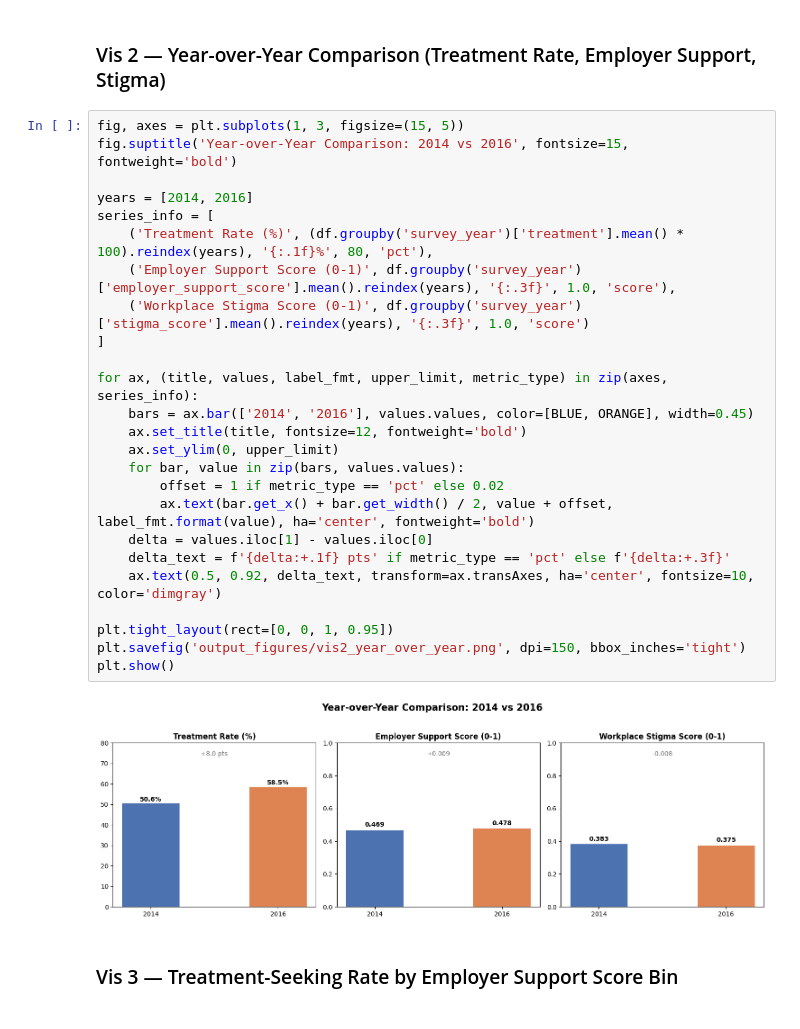
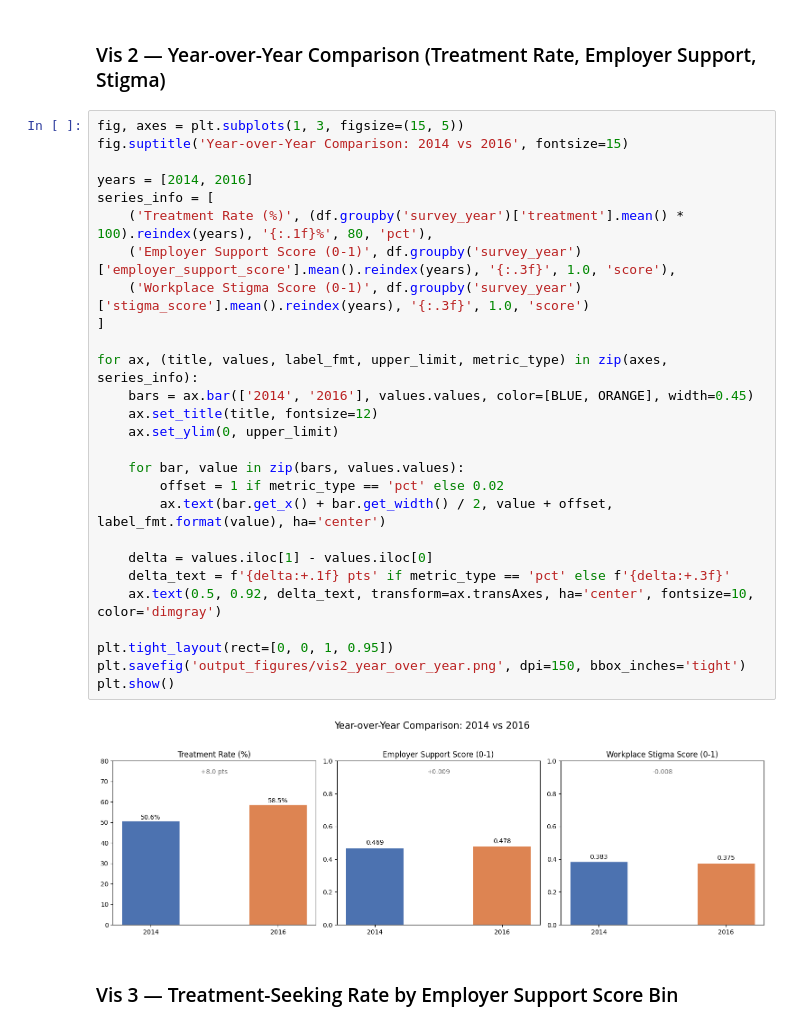
Before and after one commit to seanlumasag/cs210-project, a Jupyter notebook: notebook.ipynb, the cells around one changed output. Drawn from its saved outputs; the diff is of its cells as text.

```diff
--- a/notebook.ipynb
+++ b/notebook.ipynb
@@ -1012,31 +1012,33 @@ plt.show()
 ### Vis 2 — Year-over-Year Comparison (Treatment Rate, Employer Support, Stigma)
 # %%
 fig, axes = plt.subplots(1, 3, figsize=(15, 5))
-fig.suptitle('Year-over-Year Comparison: 2014 vs 2016', fontsize=15, fontweight='bold')
+fig.suptitle('Year-over-Year Comparison: 2014 vs 2016', fontsize=15)
 
 years = [2014, 2016]
 series_info = [
     ('Treatment Rate (%)', (df.groupby('survey_year')['treatment'].mean() * 100).reindex(years), '{:.1f}%', 80, 'pct'),
     ('Employer Support Score (0-1)', df.groupby('survey_year')['employer_support_score'].mean().reindex(years), '{:.3f}', 1.0, 'score'),
     ('Workplace Stigma Score (0-1)', df.groupby('survey_year')['stigma_score'].mean().reindex(years), '{:.3f}', 1.0, 'score')
 ]
 
 for ax, (title, values, label_fmt, upper_limit, metric_type) in zip(axes, series_info):
     bars = ax.bar(['2014', '2016'], values.values, color=[BLUE, ORANGE], width=0.45)
-    ax.set_title(title, fontsize=12, fontweight='bold')
+    ax.set_title(title, fontsize=12)
     ax.set_ylim(0, upper_limit)
+
     for bar, value in zip(bars, values.values):
         offset = 1 if metric_type == 'pct' else 0.02
-        ax.text(bar.get_x() + bar.get_width() / 2, value + offset, label_fmt.format(value), ha='center', fontweight='bold')
+        ax.text(bar.get_x() + bar.get_width() / 2, value + offset, label_fmt.format(value), ha='center')
+
     delta = values.iloc[1] - values.iloc[0]
     delta_text = f'{delta:+.1f} pts' if metric_type == 'pct' else f'{delta:+.3f}'
     ax.text(0.5, 0.92, delta_text, transform=ax.transAxes, ha='center', fontsize=10, color='dimgray')
 
 plt.tight_layout(rect=[0, 0, 1, 0.95])
 plt.savefig('output_figures/vis2_year_over_year.png', dpi=150, bbox_inches='tight')
 plt.show()
 # %% [output]
-[figure, old version]
+[figure, new version]
 # %% [markdown]
 ### Vis 3 — Treatment-Seeking Rate by Employer Support Score Bin
 # %%
```
Also changed, not shown: parts of 3 cells of this notebook.
